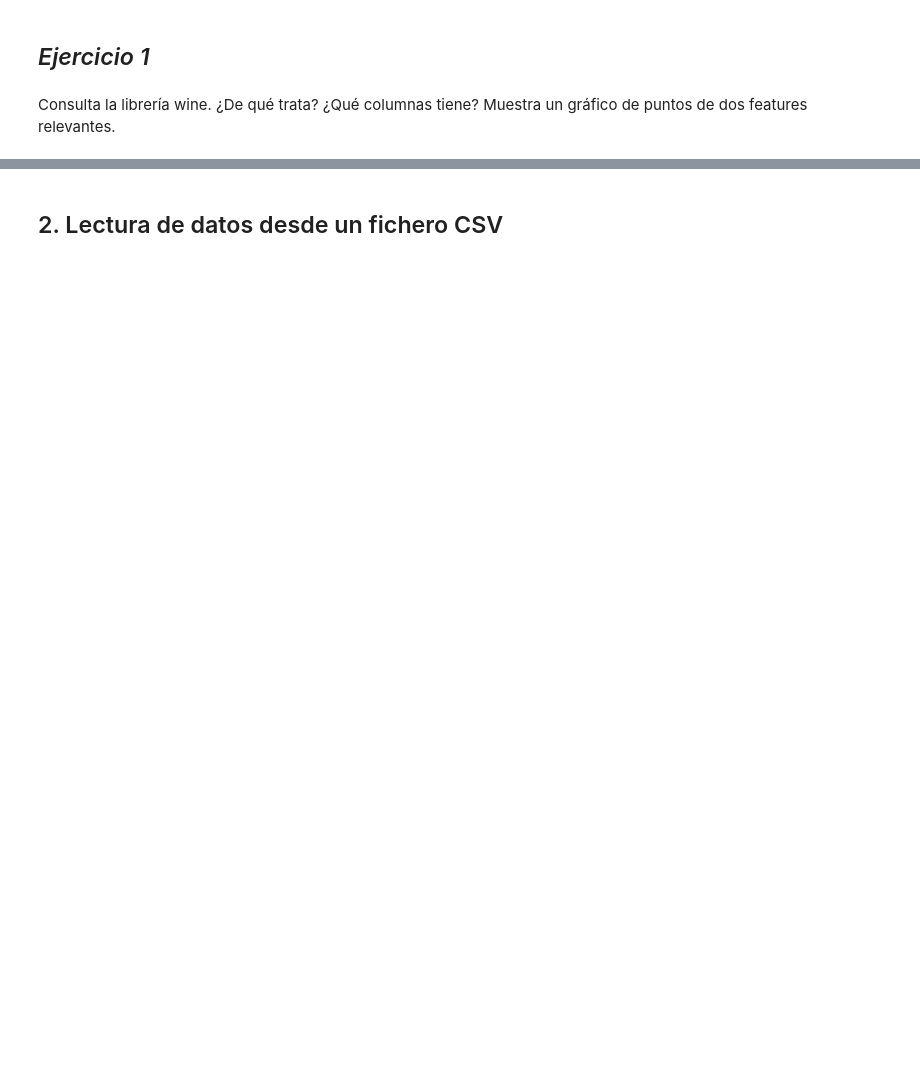
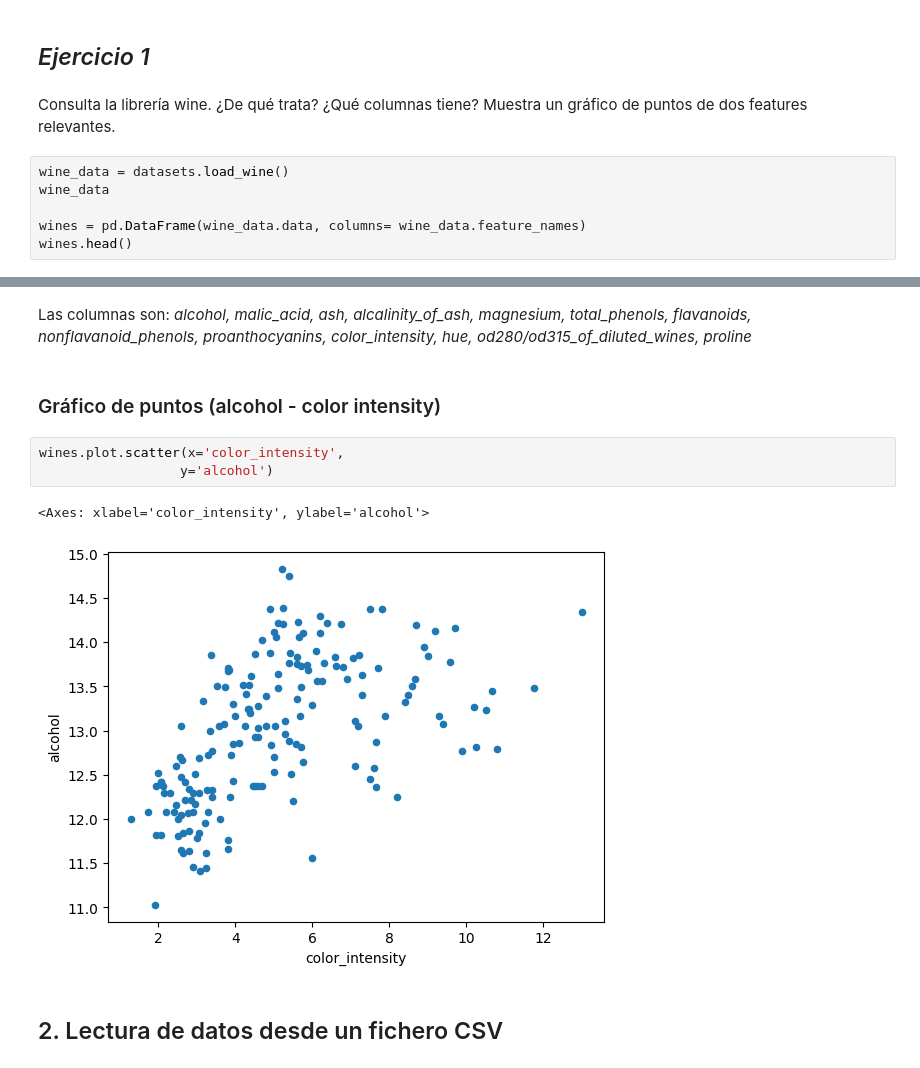
Before and after one commit to Angelmbx/Machine-Learing, a Jupyter notebook: UD1/01_Importacion_de_datos.ipynb, the cells around one changed output, grey strips where cells are left out. Drawn from its saved outputs; the diff is of its cells as text; blank space fills up the shorter version.

```diff
--- a/UD1/01_Importacion_de_datos.ipynb
+++ b/UD1/01_Importacion_de_datos.ipynb
@@ -69,3 +70,9 @@ iris.plot.scatter(x='petal length (cm)',
 ## *Ejercicio 1*
 # %% [markdown]
 Consulta la librería wine. ¿De qué trata? ¿Qué columnas tiene? Muestra un gráfico de puntos de dos features relevantes.
+# %%
+wine_data = datasets.load_wine()
+wine_data
+
+wines = pd.DataFrame(wine_data.data, columns= wine_data.feature_names)
+wines.head()
@@ -72,3 +86,13 @@ Consulta la librería wine. ¿De qué trata? ¿Qué columnas tiene? Muestra un g
+# %% [markdown]
+Las columnas son: _alcohol, malic_acid, ash, alcalinity_of_ash, magnesium, total_phenols, flavanoids, nonflavanoid_phenols, proanthocyanins, color_intensity, hue, od280/od315_of_diluted_wines, proline_
+# %% [markdown]
+### Gráfico de puntos (alcohol - color intensity)
+# %%
+wines.plot.scatter(x='color_intensity',
+                  y='alcohol')
+# %% [output]
+<Axes: xlabel='color_intensity', ylabel='alcohol'>
+[figure, added]
 # %% [markdown]
 ## 2. Lectura de datos desde un fichero CSV
 # %%
```
Also changed, not shown: parts of 26 cells of this notebook, 13 other files.
